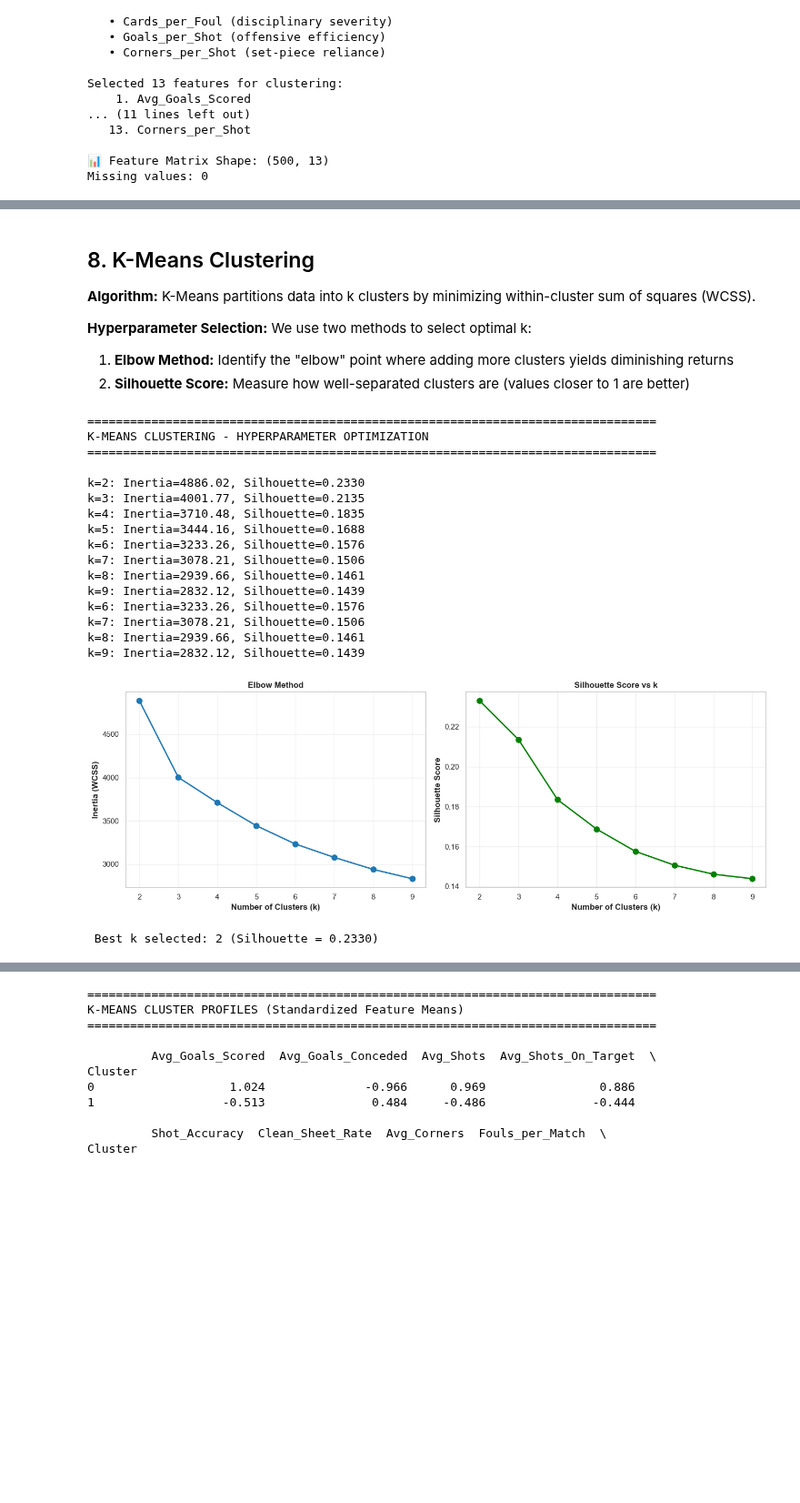
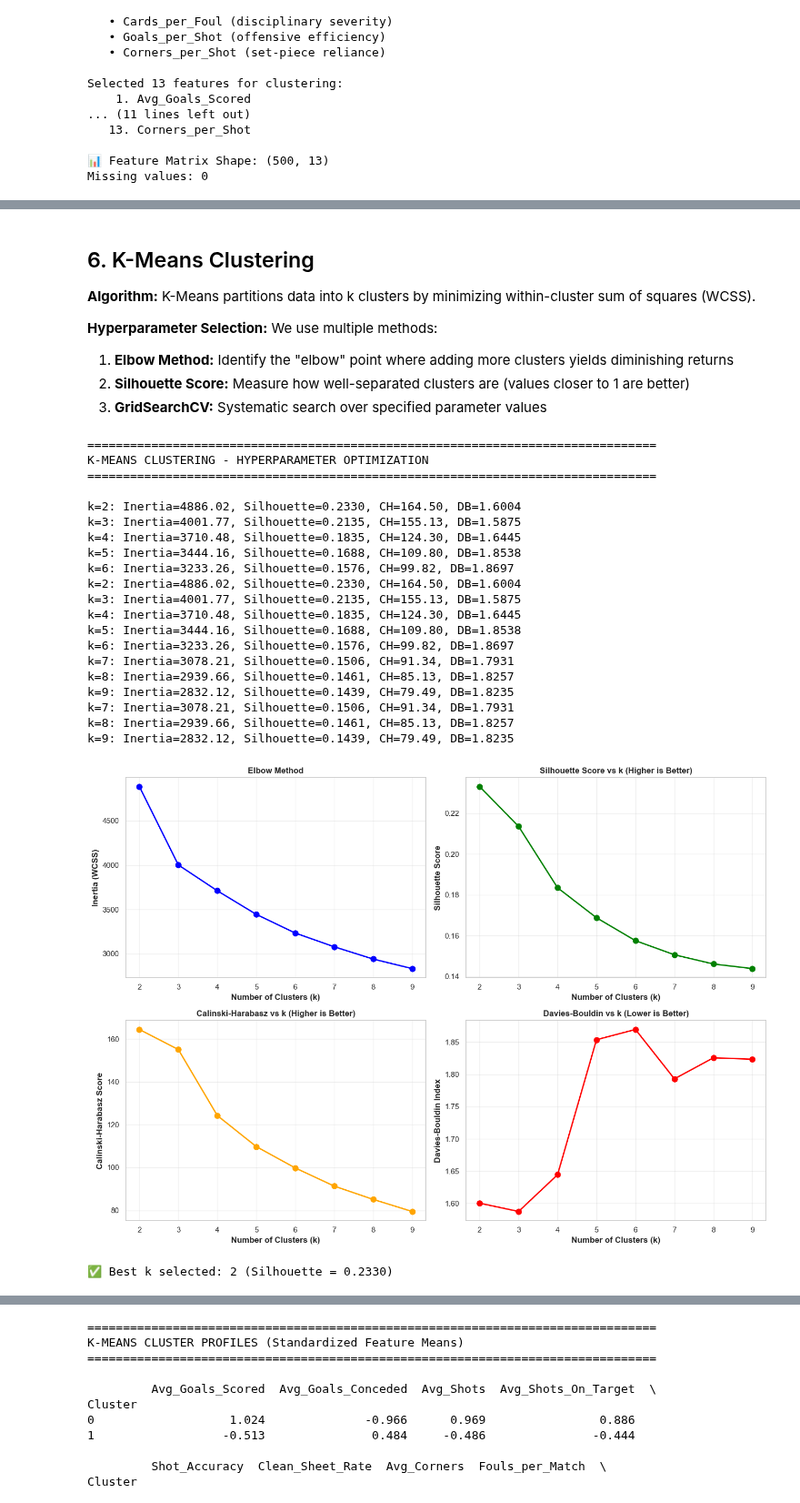
Before and after one commit to AtfastrSlushyMaker/pl-standings-prediction-project, a Jupyter notebook: notebooks/BO3_team_segmentation.ipynb, the cells around one changed output, grey strips where cells are left out. Shown at 91% size. Saved outputs shown, nothing was run; the diff lists cells and outputs as text; code cells hidden in the pictures; blank space fills up the shorter version.

```diff
--- a/notebooks/BO3_team_segmentation.ipynb
+++ b/notebooks/BO3_team_segmentation.ipynb
@@ -354,11 +276,12 @@ Variance explained:
 # %% [markdown]
-## 8. K-Means Clustering
+## 6. K-Means Clustering
 
 **Algorithm:** K-Means partitions data into k clusters by minimizing within-cluster sum of squares (WCSS).
 
-**Hyperparameter Selection:** We use two methods to select optimal k:
+**Hyperparameter Selection:** We use multiple methods:
 1. **Elbow Method:** Identify the "elbow" point where adding more clusters yields diminishing returns
 2. **Silhouette Score:** Measure how well-separated clusters are (values closer to 1 are better)
+3. **GridSearchCV:** Systematic search over specified parameter values
 # %%
 print(f'{"="*80}')
 print('K-MEANS CLUSTERING - HYPERPARAMETER OPTIMIZATION')
@@ -368,53 +291,74 @@ print(f'{"="*80}\n')
 K_range = range(2, 10)
 inertias = []
 silhouettes = []
+ch_scores = []
+db_scores = []
 
 for k in K_range:
-    km = KMeans(n_clusters=k, random_state=RANDOM_STATE, n_init=10)
+    km = KMeans(n_clusters=k, random_state=RANDOM_STATE, n_init=10, max_iter=300)
     labels = km.fit_predict(X_scaled)
     inertias.append(km.inertia_)
     sil = silhouette_score(X_scaled, labels)
+    ch = calinski_harabasz_score(X_scaled, labels)
+    db = davies_bouldin_score(X_scaled, labels)
     silhouettes.append(sil)
-    print(f'k={k}: Inertia={km.inertia_:.2f}, Silhouette={sil:.4f}')
+    ch_scores.append(ch)
+    db_scores.append(db)
+    print(f'k={k}: Inertia={km.inertia_:.2f}, Silhouette={sil:.4f}, CH={ch:.2f}, DB={db:.4f}')
 
-# Plot Elbow method
-fig, (ax1, ax2) = plt.subplots(1, 2, figsize=(14, 5))
+# Plot Elbow method and multiple metrics
+fig, ((ax1, ax2), (ax3, ax4)) = plt.subplots(2, 2, figsize=(14, 10))
 
-ax1.plot(K_range, inertias, marker='o', linewidth=2, markersize=8)
+ax1.plot(K_range, inertias, marker='o', linewidth=2, markersize=8, color='blue')
 ax1.set_xlabel('Number of Clusters (k)', fontweight='bold')
 ax1.set_ylabel('Inertia (WCSS)', fontweight='bold')
 ax1.set_title('Elbow Method', fontsize=12, fontweight='bold')
 ax1.grid(alpha=0.3)
 
-# Plot Silhouette scores
 ax2.plot(K_range, silhouettes, marker='o', linewidth=2, markersize=8, color='green')
 ax2.set_xlabel('Number of Clusters (k)', fontweight='bold')
 ax2.set_ylabel('Silhouette Score', fontweight='bold')
-ax2.set_title('Silhouette Score vs k', fontsize=12, fontweight='bold')
+ax2.set_title('Silhouette Score vs k (Higher is Better)', fontsize=12, fontweight='bold')
 ax2.grid(alpha=0.3)
+
+ax3.plot(K_range, ch_scores, marker='o', linewidth=2, markersize=8, color='orange')
+ax3.set_xlabel('Number of Clusters (k)', fontweight='bold')
+ax3.set_ylabel('Calinski-Harabasz Score', fontweight='bold')
+ax3.set_title('Calinski-Harabasz vs k (Higher is Better)', fontsize=12, fontweight='bold')
+ax3.grid(alpha=0.3)
+
+ax4.plot(K_range, db_scores, marker='o', linewidth=2, markersize=8, color='red')
+ax4.set_xlabel('Number of Clusters (k)', fontweight='bold')
+ax4.set_ylabel('Davies-Bouldin Index', fontweight='bold')
+ax4.set_title('Davies-Bouldin vs k (Lower is Better)', fontsize=12, fontweight='bold')
+ax4.grid(alpha=0.3)
 
 plt.tight_layout()
 plt.show()
 
 # Select best k based on silhouette score
 best_k = K_range[np.argmax(silhouettes)]
-print(f'\n Best k selected: {best_k} (Silhouette = {max(silhouettes):.4f})')
+print(f'\n✅ Best k selected: {best_k} (Silhouette = {max(silhouettes):.4f})')
 # %% [output]
 ================================================================================
 K-MEANS CLUSTERING - HYPERPARAMETER OPTIMIZATION
 ================================================================================
 
-k=2: Inertia=4886.02, Silhouette=0.2330
-k=3: Inertia=4001.77, Silhouette=0.2135
-k=4: Inertia=3710.48, Silhouette=0.1835
-k=5: Inertia=3444.16, Silhouette=0.1688
-k=6: Inertia=3233.26, Silhouette=0.1576
-k=7: Inertia=3078.21, Silhouette=0.1506
-k=8: Inertia=2939.66, Silhouette=0.1461
-k=9: Inertia=2832.12, Silhouette=0.1439
-k=6: Inertia=3233.26, Silhouette=0.1576
-k=7: Inertia=3078.21, Silhouette=0.1506
-k=8: Inertia=2939.66, Silhouette=0.1461
-k=9: Inertia=2832.12, Silhouette=0.1439
+k=2: Inertia=4886.02, Silhouette=0.2330, CH=164.50, DB=1.6004
+k=3: Inertia=4001.77, Silhouette=0.2135, CH=155.13, DB=1.5875
+k=4: Inertia=3710.48, Silhouette=0.1835, CH=124.30, DB=1.6445
+k=5: Inertia=3444.16, Silhouette=0.1688, CH=109.80, DB=1.8538
+k=6: Inertia=3233.26, Silhouette=0.1576, CH=99.82, DB=1.8697
+k=2: Inertia=4886.02, Silhouette=0.2330, CH=164.50, DB=1.6004
+k=3: Inertia=4001.77, Silhouette=0.2135, CH=155.13, DB=1.5875
+k=4: Inertia=3710.48, Silhouette=0.1835, CH=124.30, DB=1.6445
+k=5: Inertia=3444.16, Silhouette=0.1688, CH=109.80, DB=1.8538
+k=6: Inertia=3233.26, Silhouette=0.1576, CH=99.82, DB=1.8697
+k=7: Inertia=3078.21, Silhouette=0.1506, CH=91.34, DB=1.7931
+k=8: Inertia=2939.66, Silhouette=0.1461, CH=85.13, DB=1.8257
+k=9: Inertia=2832.12, Silhouette=0.1439, CH=79.49, DB=1.8235
+k=7: Inertia=3078.21, Silhouette=0.1506, CH=91.34, DB=1.7931
+k=8: Inertia=2939.66, Silhouette=0.1461, CH=85.13, DB=1.8257
+k=9: Inertia=2832.12, Silhouette=0.1439, CH=79.49, DB=1.8235
-[figure, old version]
+[figure, new version]
- Best k selected: 2 (Silhouette = 0.2330)
+✅ Best k selected: 2 (Silhouette = 0.2330)
```
Also changed, not shown: parts of 44 cells of this notebook.
